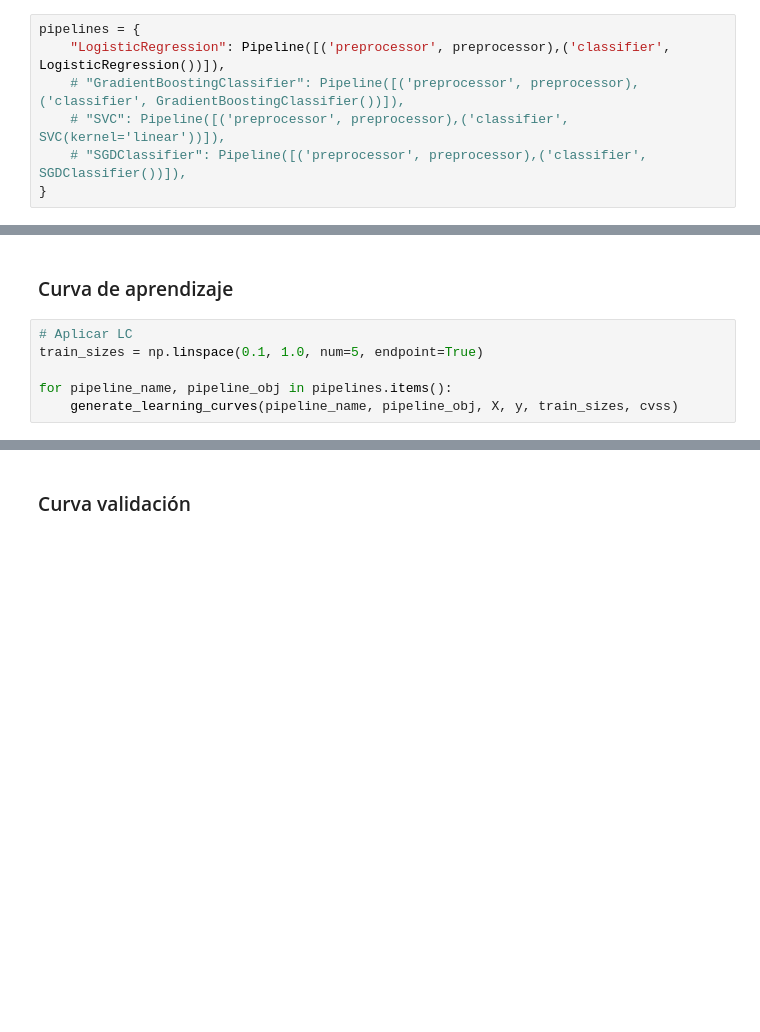
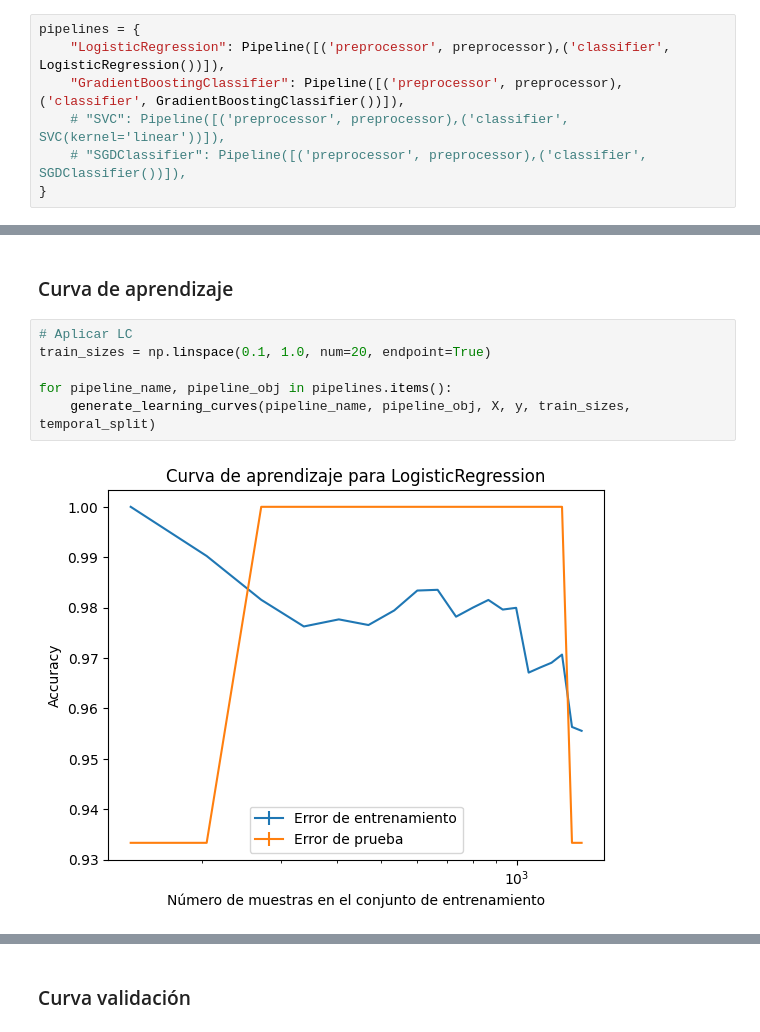
Before and after one commit to ricardoahumada/DataExpert, a Jupyter notebook: src/3.2.etapa4_Train_HybridClass_v1.ipynb, the cells around one changed output, grey strips where cells are left out. Cells and saved outputs as stored; diff of their text form; blank space fills up the shorter version.

```diff
--- a/src/3.2.etapa4_Train_HybridClass_v1.ipynb
+++ b/src/3.2.etapa4_Train_HybridClass_v1.ipynb
@@ -369,7 +486,7 @@ preprocessor = ColumnTransformer(
 # %%
 pipelines = {
     "LogisticRegression": Pipeline([('preprocessor', preprocessor),('classifier', LogisticRegression())]),
-    # "GradientBoostingClassifier": Pipeline([('preprocessor', preprocessor),('classifier', GradientBoostingClassifier())]),
+    "GradientBoostingClassifier": Pipeline([('preprocessor', preprocessor),('classifier', GradientBoostingClassifier())]),
     # "SVC": Pipeline([('preprocessor', preprocessor),('classifier', SVC(kernel='linear'))]),
     # "SGDClassifier": Pipeline([('preprocessor', preprocessor),('classifier', SGDClassifier())]),
 }
@@ -393,7 +527,9 @@ tabl(results_df)
 ### Curva de aprendizaje
 # %%
 # Aplicar LC
-train_sizes = np.linspace(0.1, 1.0, num=5, endpoint=True)
+train_sizes = np.linspace(0.1, 1.0, num=20, endpoint=True)
 
 for pipeline_name, pipeline_obj in pipelines.items():
-    generate_learning_curves(pipeline_name, pipeline_obj, X, y, train_sizes, cvss)
+    generate_learning_curves(pipeline_name, pipeline_obj, X, y, train_sizes, temporal_split)
+# %% [output]
+[figure, added]
```
Also changed, not shown: parts of 22 cells of this notebook, 2 other files.
